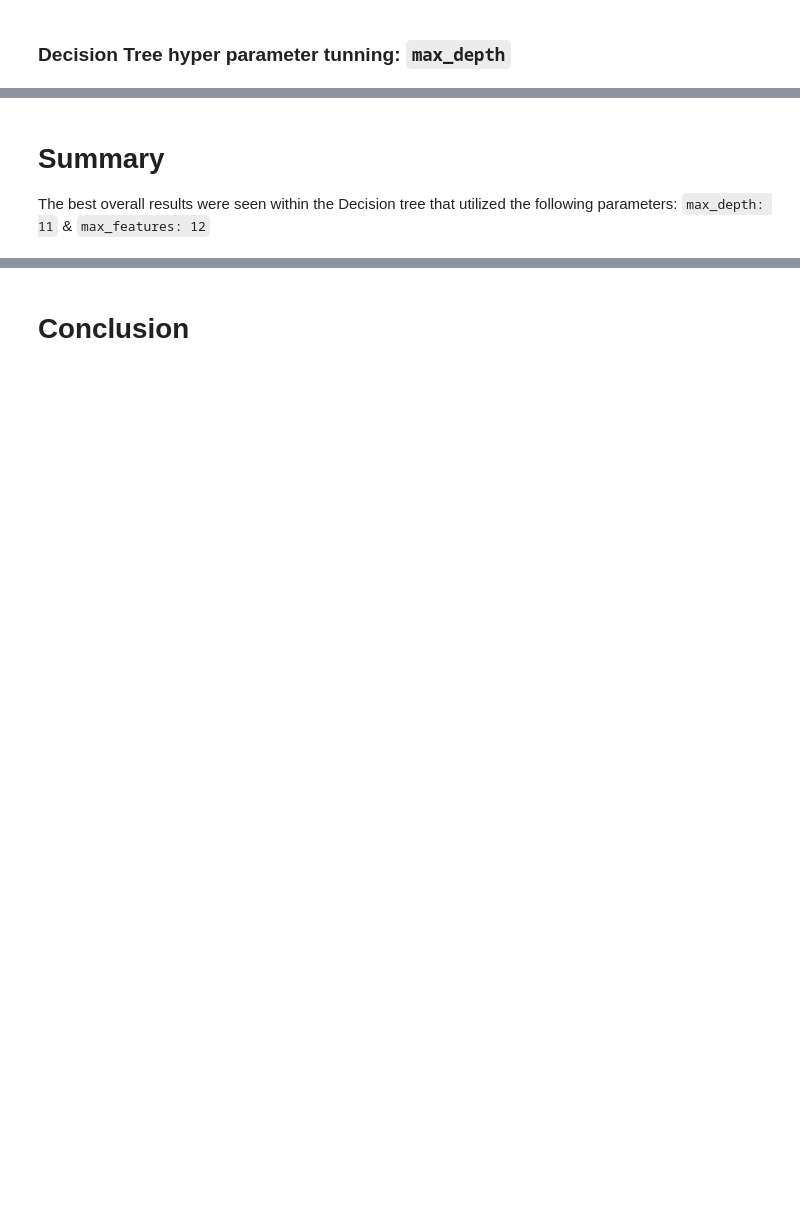
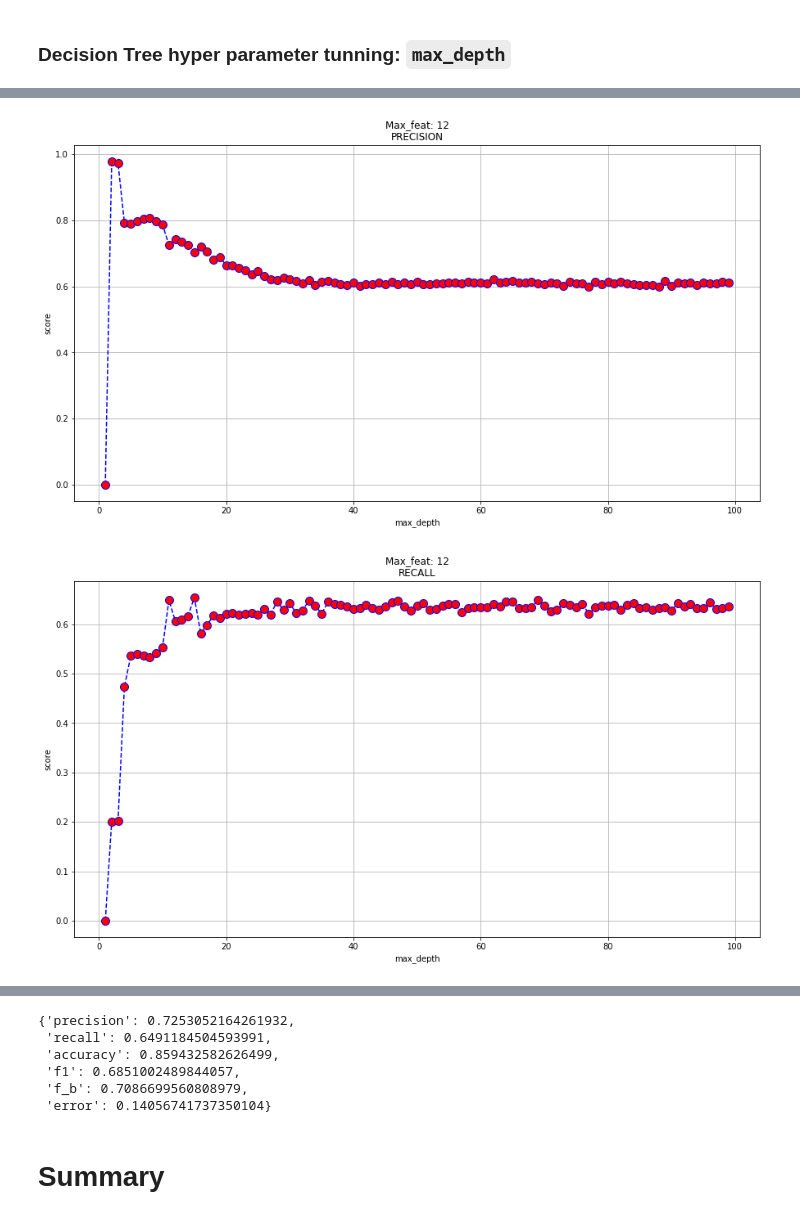
Before and after one commit to rahkeemg/Classification-Modeling, a Jupyter notebook: Untitled.ipynb, the cells around one changed output, grey strips where cells are left out. Cells and saved outputs as stored; diff of their text form; code cells hidden in the pictures; blank space fills up the shorter version.

Commit message:
Adding more updates to notebook and summary section

```diff
--- a/Untitled.ipynb
+++ b/Untitled.ipynb
@@ -454,4 +449,5 @@ graph_dt_metrics(feat_depth_metrics, title="Max_feat: 12 with max_depth hyper pa
-# %% [markdown]
-# Summary
-
-The best overall results were seen within the Decision tree that utilized the following parameters: `max_depth: 11` & `max_features: 12`
+# %%
+graph_dt_metrics(feat_depth_metrics, title="Max_feat: 12", x_label='max_depth')
+# %% [output]
+[figure, added]
+[figure, added]
@@ -458,2 +458,11 @@ The best overall results were seen within the Decision tree that utilized the fo
+# %%
+feat_depth_metrics[10]
+# %% [output]
+{'precision': 0.7253052164261932,
+ 'recall': 0.6491184504593991,
+ 'accuracy': 0.859432582626499,
+ 'f1': 0.6851002489844057,
+ 'f_b': 0.7086699560808979,
+ 'error': 0.14056741737350104}
 # %% [markdown]
-# Conclusion
+# Summary
```
Also changed, not shown: parts of 19 cells of this notebook.
